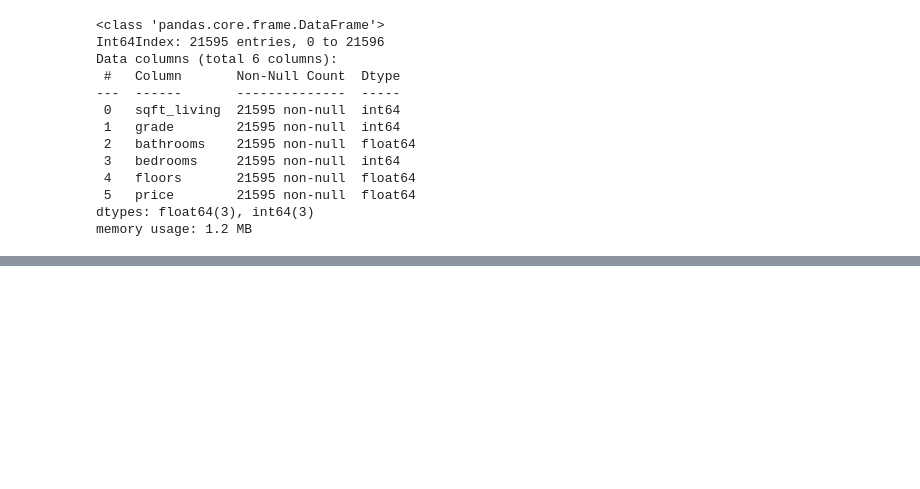
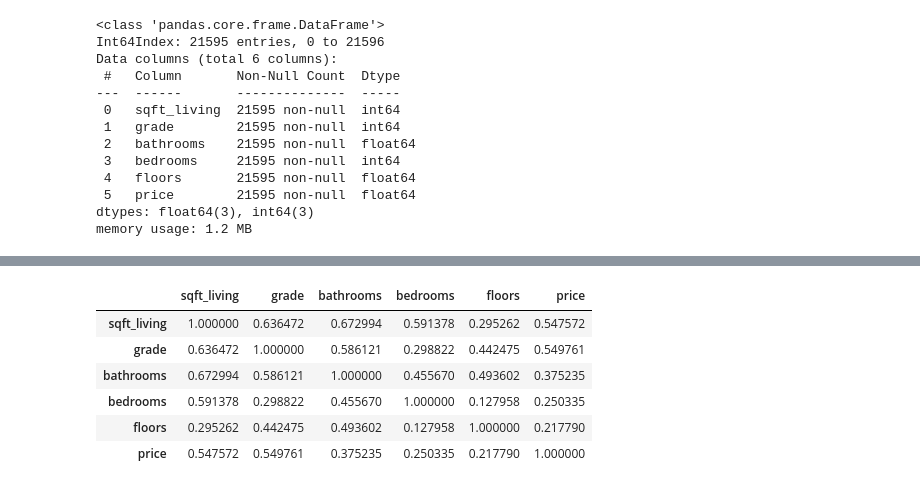
Before and after one commit to Leila-Nyambura/king-county-house-price-prediction-LRM, a Jupyter notebook: Leonard.ipynb, the cells around one changed output, grey strips where cells are left out. Cells and saved outputs as stored; diff of their text form; code cells hidden in the pictures; blank space fills up the shorter version.

```diff
--- a/Leonard.ipynb
+++ b/Leonard.ipynb
@@ -527,0 +638,11 @@ memory usage: 1.2 MB
+# %%
+
+df_transformed_new.corr()
+# %% [output]
+|  | sqft_living | grade | bathrooms | bedrooms | floors | price |
+| sqft_living | 1.000000 | 0.636472 | 0.672994 | 0.591378 | 0.295262 | 0.547572 |
+| grade | 0.636472 | 1.000000 | 0.586121 | 0.298822 | 0.442475 | 0.549761 |
+| bathrooms | 0.672994 | 0.586121 | 1.000000 | 0.455670 | 0.493602 | 0.375235 |
+| bedrooms | 0.591378 | 0.298822 | 0.455670 | 1.000000 | 0.127958 | 0.250335 |
+| floors | 0.295262 | 0.442475 | 0.493602 | 0.127958 | 1.000000 | 0.217790 |
+| price | 0.547572 | 0.549761 | 0.375235 | 0.250335 | 0.217790 | 1.000000 |
```
Also changed, not shown: parts of 15 cells of this notebook.
